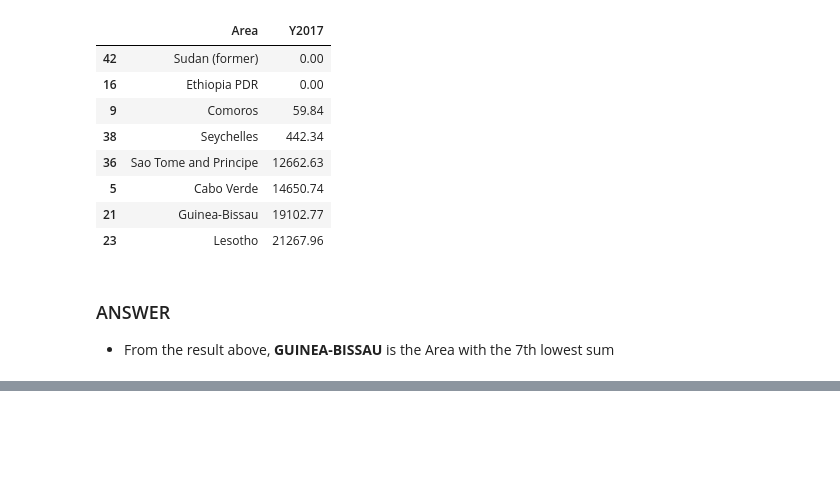
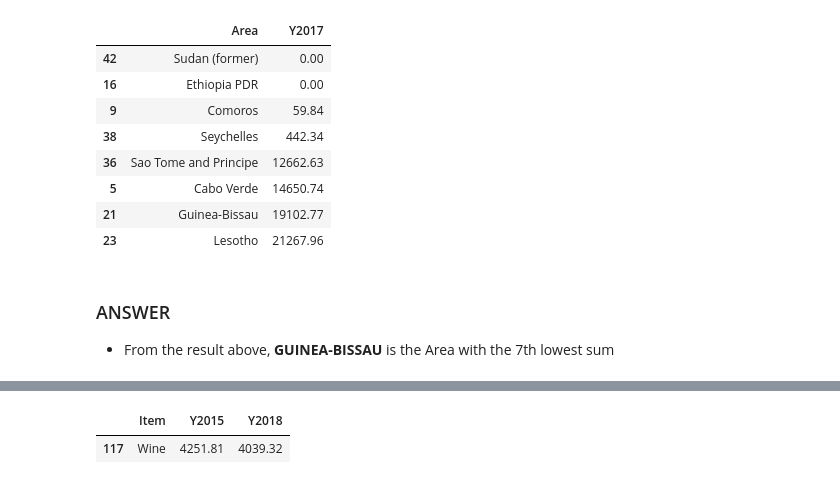
Before and after one commit to AdeHumble/Hamoye-Internship, a Jupyter notebook: Hamoye StageA Test Solution.ipynb, the cells around one changed output, grey strips where cells are left out. Cells and saved outputs as stored; diff of their text form; code cells hidden in the pictures; blank space fills up the shorter version.

```diff
--- a/Hamoye StageA Test Solution.ipynb
+++ b/Hamoye StageA Test Solution.ipynb
@@ -307,0 +348,15 @@ grouped_data.sort_values(by='Y2017').head(8)
+# %%
+selected_columns3 = data[['Item', 'Y2015', 'Y2018']]
+selected_columns3
+
+
+grouped_data3 = selected_columns3.groupby('Item')['Y2015', 'Y2018'].sum().reset_index()
+grouped_data3
+
+
+wine_produced = grouped_data3[grouped_data3['Item'] == 'Wine']
+
+wine_produced
+# %% [output]
+|  | Item | Y2015 | Y2018 |
+| 117 | Wine | 4251.81 | 4039.32 |
```
Also changed, not shown: parts of 25 cells of this notebook.
